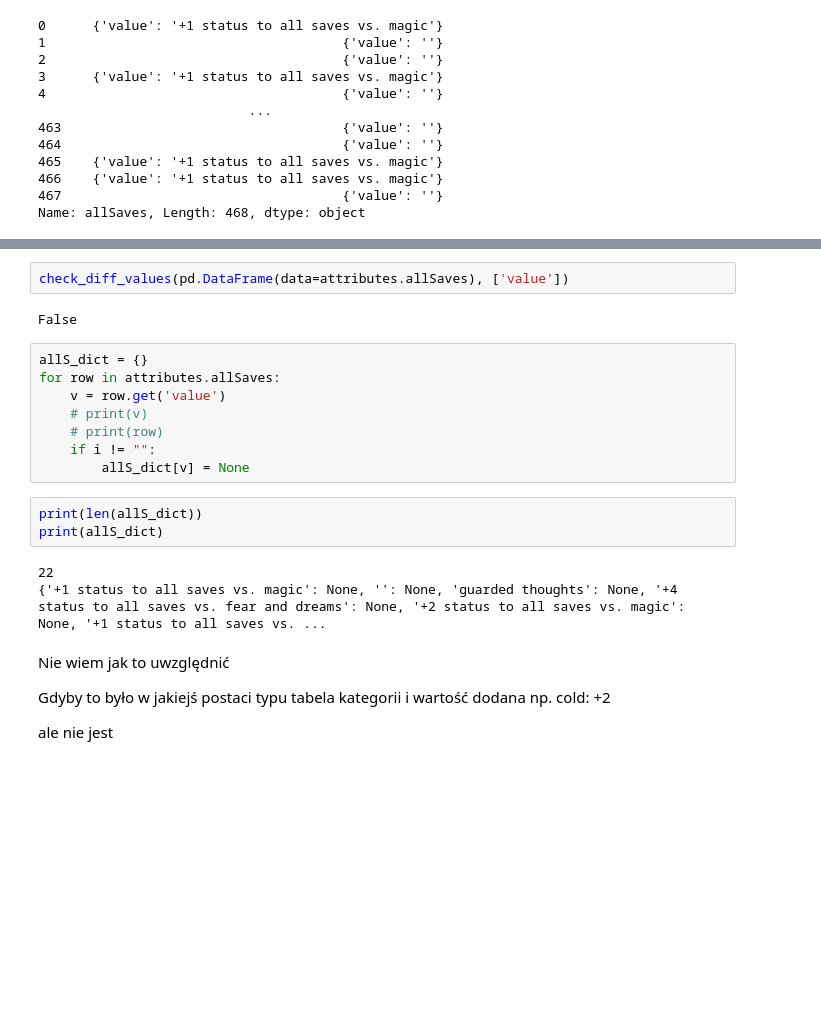
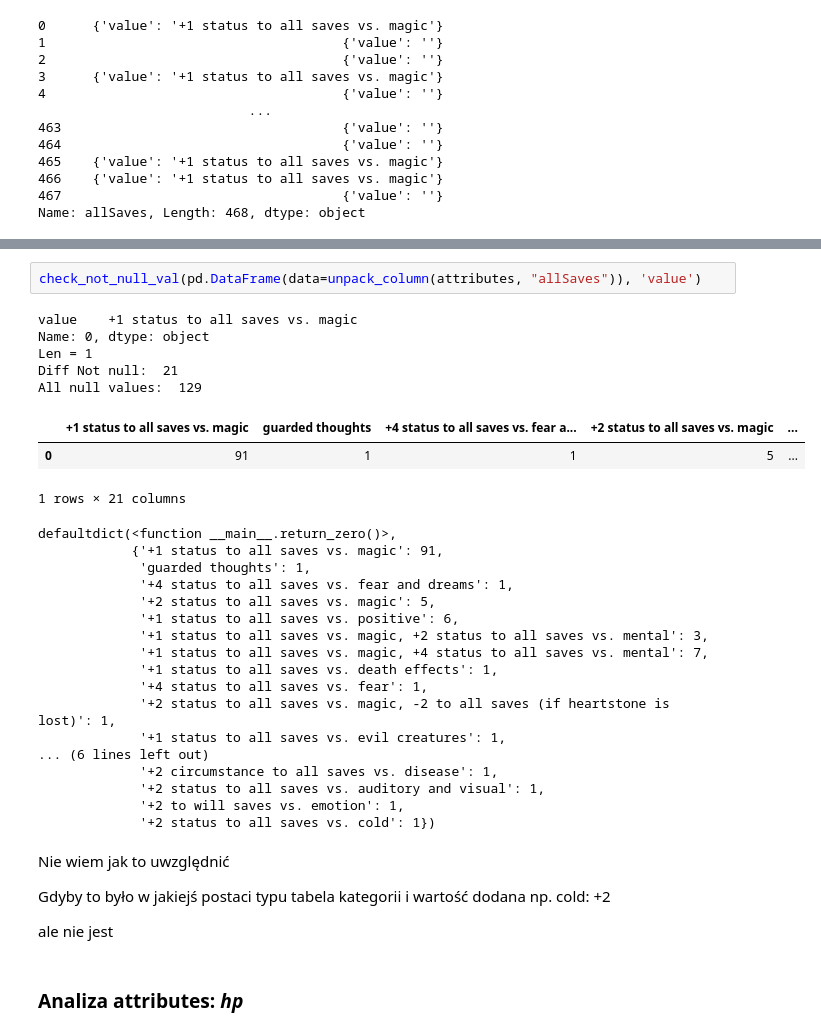
Before and after one commit to Paulina100/ML-for-TTRPG-game-design, a Jupyter notebook: Pathfinder_system.ipynb, the cells around one changed output, grey strips where cells are left out. Cells and saved outputs as stored; diff of their text form; blank space fills up the shorter version.

```diff
--- a/Pathfinder_system.ipynb
+++ b/Pathfinder_system.ipynb
@@ -214,24 +255,36 @@ Name: allSaves, Length: 468, dtype: object
 # %%
-check_diff_values(pd.DataFrame(data=attributes.allSaves), ['value'])
+check_not_null_val(pd.DataFrame(data=unpack_column(attributes, "allSaves")), 'value')
 # %% [output]
-False
+value    +1 status to all saves vs. magic
+Name: 0, dtype: object
+Len = 1
+Diff Not null:  21
+All null values:  129
+|  | +1 status to all saves vs. magic | guarded thoughts | +4 status to all saves vs. fear a... | +2 status to all saves vs. magic | ... |
+| 0 | 91 | 1 | 1 | 5 | ... |
+1 rows × 21 columns
+defaultdict(<function __main__.return_zero()>,
+            {'+1 status to all saves vs. magic': 91,
+             'guarded thoughts': 1,
+             '+4 status to all saves vs. fear and dreams': 1,
+             '+2 status to all saves vs. magic': 5,
+             '+1 status to all saves vs. positive': 6,
+             '+1 status to all saves vs. magic, +2 status to all saves vs. mental': 3,
+             '+1 status to all saves vs. magic, +4 status to all saves vs. mental': 7,
+             '+1 status to all saves vs. death effects': 1,
+             '+4 status to all saves vs. fear': 1,
+             '+2 status to all saves vs. magic, -2 to all saves (if heartstone is lost)': 1,
+             '+1 status to all saves vs. evil creatures': 1,
+... (6 lines left out)
+             '+2 circumstance to all saves vs. disease': 1,
+             '+2 status to all saves vs. auditory and visual': 1,
+             '+2 to will saves vs. emotion': 1,
+             '+2 status to all saves vs. cold': 1})
-# %%
-allS_dict = {}
-for row in attributes.allSaves:
-    v = row.get('value')
-    # print(v)
-    # print(row)
-    if i != "":
-        allS_dict[v] = None
-# %%
-print(len(allS_dict))
-print(allS_dict)
-# %% [output]
-22
-{'+1 status to all saves vs. magic': None, '': None, 'guarded thoughts': None, '+4 status to all saves vs. fear and dreams': None, '+2 status to all saves vs. magic': None, '+1 status to all saves vs. ...
 # %% [markdown]
 Nie wiem jak to uwzględnić
 
 Gdyby to było w jakiejś postaci typu tabela kategorii i wartość dodana np. cold: +2
 
 ale nie jest
+# %% [markdown]
+### Analiza attributes: *hp*
```
Also changed, not shown: parts of 18 cells of this notebook.
